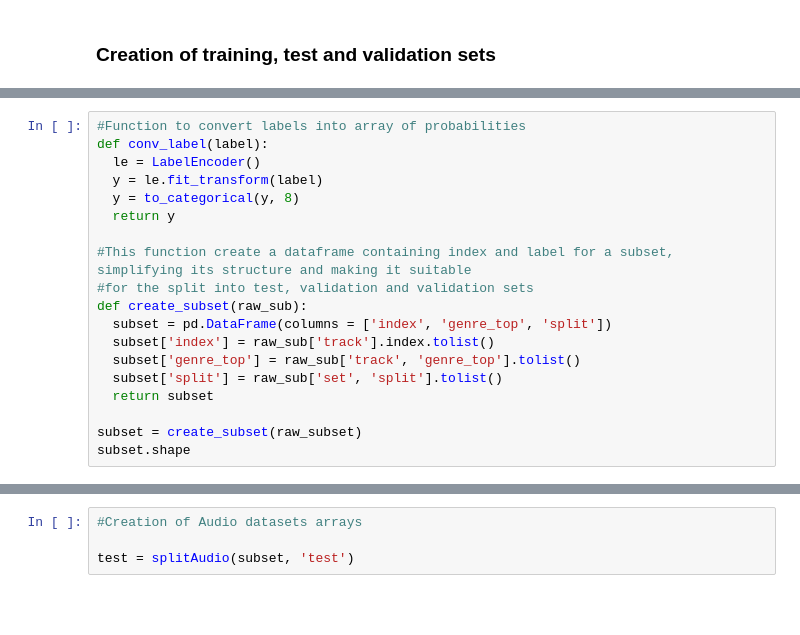
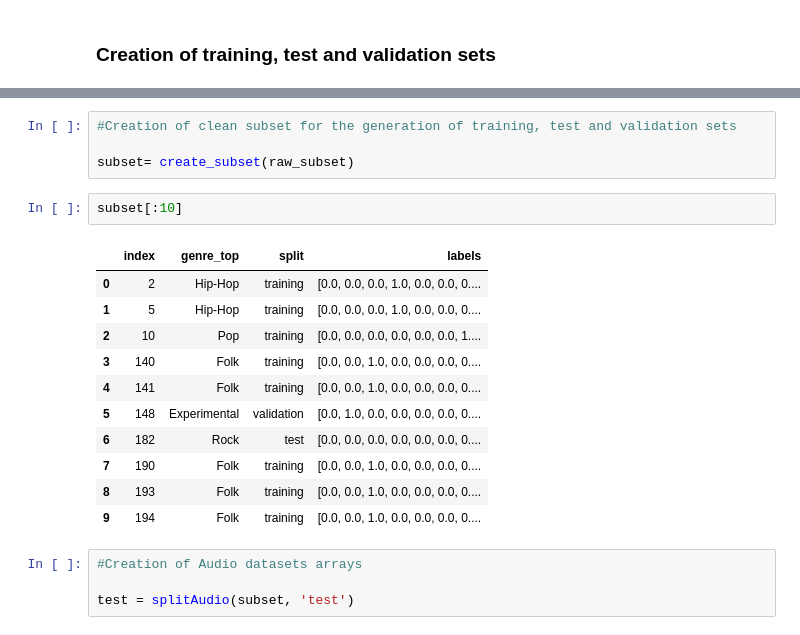
Before and after one commit to AlbertoSaretto/Music-Genre-Recognition, a Jupyter notebook: Preprocess.ipynb, the cells around one changed output, grey strips where cells are left out. Cells and saved outputs as stored; diff of their text form; blank space fills up the shorter version.

```diff
--- a/Preprocess.ipynb
+++ b/Preprocess.ipynb
@@ -210,22 +119,3 @@ test_meta = raw_subset[raw_subset['set', 'split'] == 'test']
 test_meta.shape
 # %% [output]
 (800, 52)
-# %%
-#Function to convert labels into array of probabilities
-def conv_label(label):
-  le = LabelEncoder()
-  y = le.fit_transform(label)
-  y = to_categorical(y, 8)
-  return y
-
-#This function create a dataframe containing index and label for a subset, simplifying its structure and making it suitable
-#for the split into test, validation and validation sets
-def create_subset(raw_sub):
-  subset = pd.DataFrame(columns = ['index', 'genre_top', 'split'])
-  subset['index'] = raw_sub['track'].index.tolist()
-  subset['genre_top'] = raw_sub['track', 'genre_top'].tolist()
-  subset['split'] = raw_sub['set', 'split'].tolist()
-  return subset
-
-subset = create_subset(raw_subset)
-subset.shape
@@ -264,3 +122,21 @@ def splitAudio(subset, data_type):
+# %%
+#Creation of clean subset for the generation of training, test and validation sets
+
+subset= create_subset(raw_subset)
+# %%
+subset[:10]
+# %% [output]
+|  | index | genre_top | split | labels |
+| 0 | 2 | Hip-Hop | training | [0.0, 0.0, 0.0, 1.0, 0.0, 0.0, 0.... |
+| 1 | 5 | Hip-Hop | training | [0.0, 0.0, 0.0, 1.0, 0.0, 0.0, 0.... |
+| 2 | 10 | Pop | training | [0.0, 0.0, 0.0, 0.0, 0.0, 0.0, 1.... |
+| 3 | 140 | Folk | training | [0.0, 0.0, 1.0, 0.0, 0.0, 0.0, 0.... |
+| 4 | 141 | Folk | training | [0.0, 0.0, 1.0, 0.0, 0.0, 0.0, 0.... |
+| 5 | 148 | Experimental | validation | [0.0, 1.0, 0.0, 0.0, 0.0, 0.0, 0.... |
+| 6 | 182 | Rock | test | [0.0, 0.0, 0.0, 0.0, 0.0, 0.0, 0.... |
+| 7 | 190 | Folk | training | [0.0, 0.0, 1.0, 0.0, 0.0, 0.0, 0.... |
+| 8 | 193 | Folk | training | [0.0, 0.0, 1.0, 0.0, 0.0, 0.0, 0.... |
+| 9 | 194 | Folk | training | [0.0, 0.0, 1.0, 0.0, 0.0, 0.0, 0.... |
 # %%
 #Creation of Audio datasets arrays
 
```
Also changed, not shown: parts of 24 cells of this notebook, 6 other files.
